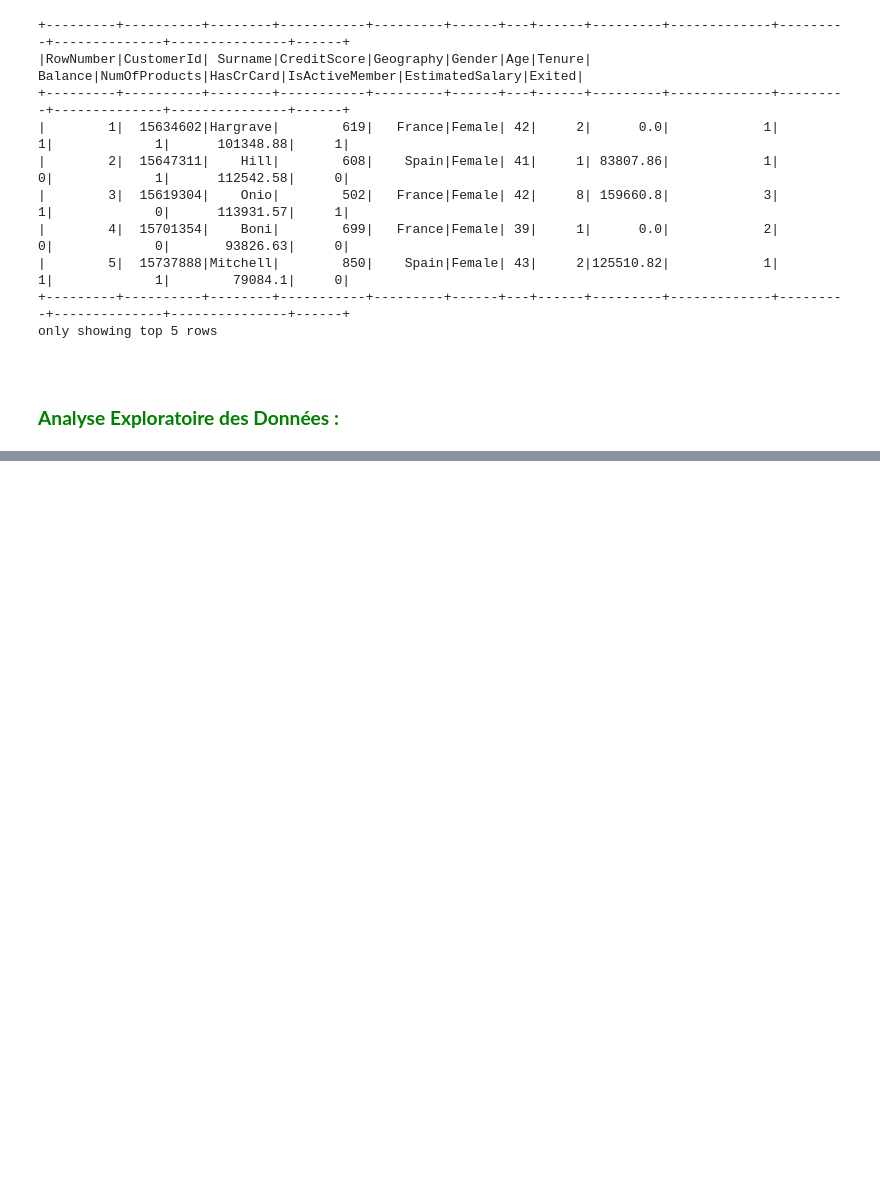
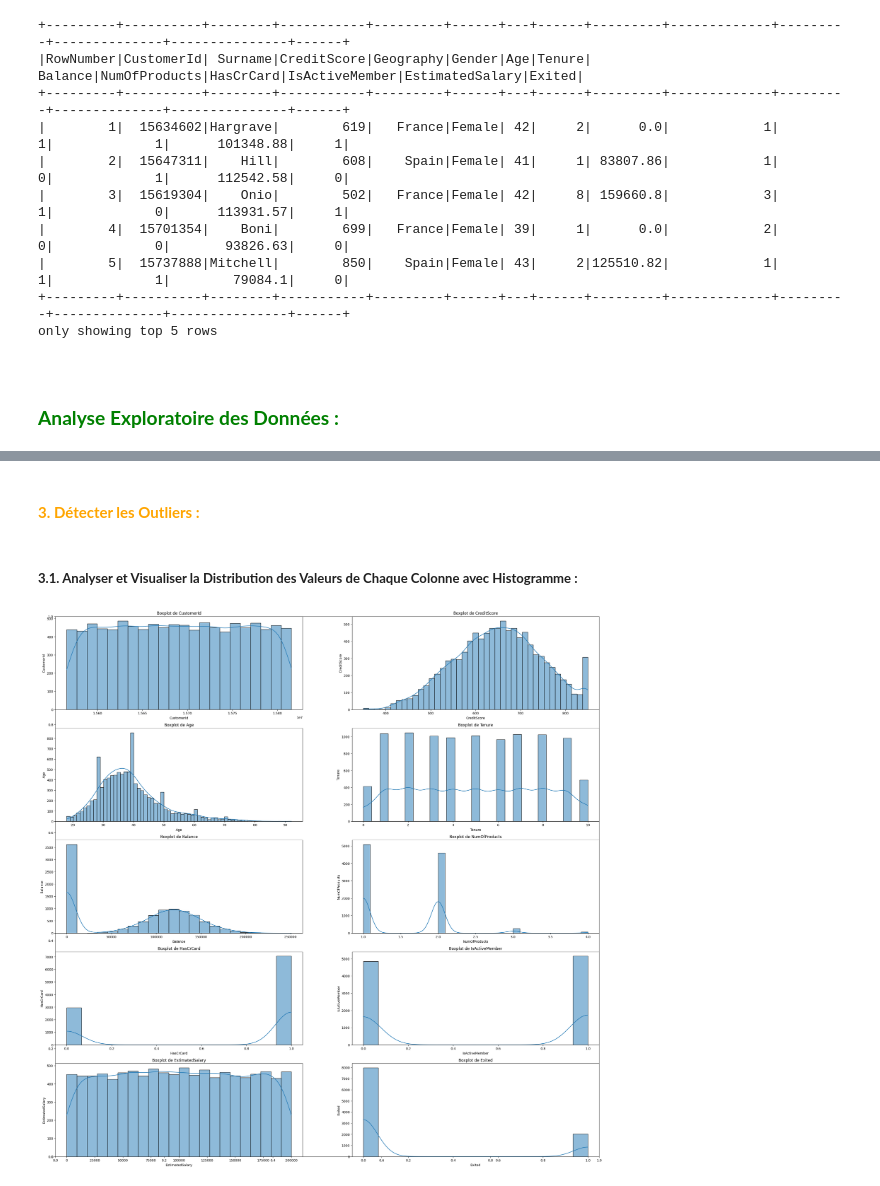
Before and after one commit to ABDELHAFIDAIT/SparkAttriNet, a Jupyter notebook: notebooks/01_exploring.ipynb, the cells around one changed output, grey strips where cells are left out. Cells and saved outputs as stored; diff of their text form; code cells hidden in the pictures; blank space fills up the shorter version.

```diff
--- a/notebooks/01_exploring.ipynb
+++ b/notebooks/01_exploring.ipynb
@@ -129,0 +172,12 @@ only showing top 5 rows
+# %%
+numeric_cols = []
+string_cols = []
+
+for col, type in df.dtypes :
+    if type in ["int", "double"] :
+        numeric_cols.append(col)
+    else :
+        string_cols.append(col)
+
+print(numeric_cols)
+print(string_cols)
@@ -129,0 +231,21 @@ only showing top 5 rows
+# %% [markdown]
+#### <span style="color:orange;">**3. Détecter les Outliers :**</span>
+# %% [markdown]
+##### **3.1. Analyser et Visualiser la Distribution des Valeurs de Chaque Colonne avec Histogramme :**
+# %%
+import seaborn as sns
+import matplotlib.pyplot as plt
+
+plt.subplots(figsize=(30,30))
+
+for i, col in enumerate(numeric_cols[1:]) :
+    p_df = df.select(col).toPandas()
+
+    plt.subplot(5, 2, i+1)
+    sns.histplot(p_df[col], edgecolor="black", kde=True)
+    plt.title(f"Boxplot de {col}")
+    plt.ylabel(col)
+
+plt.show()
+# %% [output]
+[figure, added]
```
Also changed, not shown: parts of 40 cells of this notebook.
